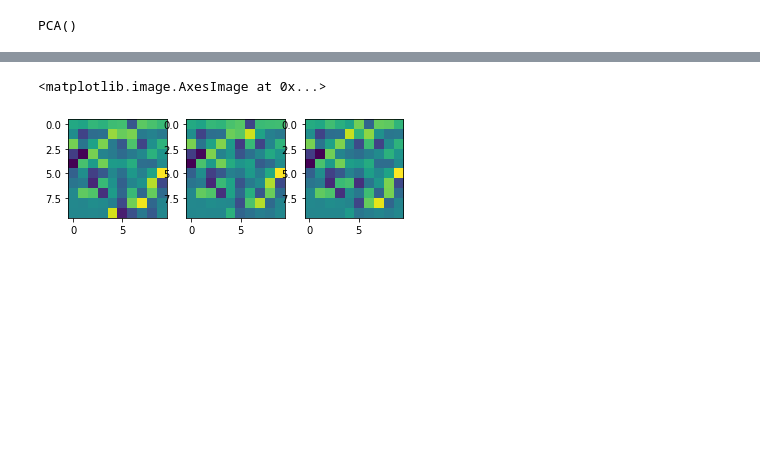
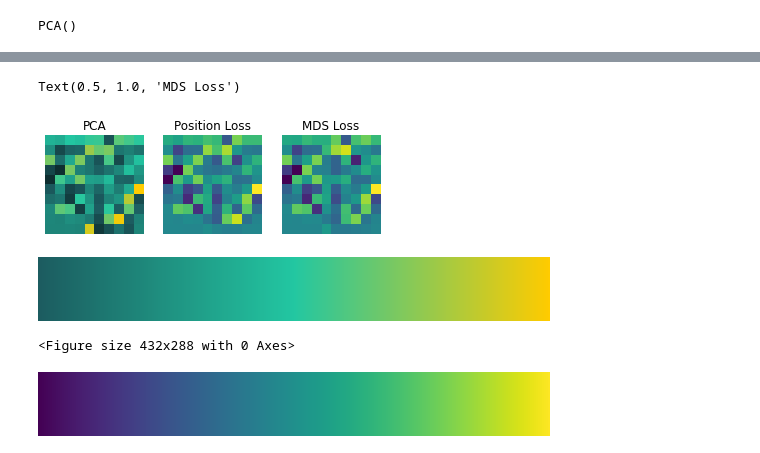
Before and after one commit to jku-vds-lab/paradime, a Jupyter notebook: notebooks/linear.ipynb, the cells around one changed output, grey strips where cells are left out. Drawn from its saved outputs; the diff is of its cells as text; code cells hidden in the pictures; blank space fills up the shorter version.

Commit message:
add colormap

```diff
--- a/notebooks/linear.ipynb
+++ b/notebooks/linear.ipynb
@@ -108,8 +104,14 @@ plt.imshow(pd_mds.model.weight.detach().numpy())
 # %%
 fig, (ax1, ax2, ax3) = plt.subplots(1, 3)
-ax1.imshow(pca.components_)
+ax1.imshow(pca.components_, cmap=cmap)
+ax1.set_axis_off()
+ax1.set_title("PCA")
 ax2.imshow(pd_pca.model.weight.detach().numpy())
+ax2.set_axis_off()
+ax2.set_title("Position Loss")
 ax3.imshow(pd_mds.model.weight.detach().numpy())
+ax3.set_axis_off()
+ax3.set_title("MDS Loss")
 # %% [output]
-<matplotlib.image.AxesImage at 0x...>
+Text(0.5, 1.0, 'MDS Loss')
-[figure, old version]
+[figure, new version]
@@ -115,0 +123,12 @@ ax3.imshow(pd_mds.model.weight.detach().numpy())
+# %%
+cmap
+# %% [output]
+[figure, added]
+# %%
+matplotlib.colors.colo
+# %% [output]
+<Figure size 432x288 with 0 Axes>
+# %%
+plt.cm.viridis
+# %% [output]
+[figure, added]
```
Also changed, not shown: parts of 11 cells of this notebook, 2 other files.
